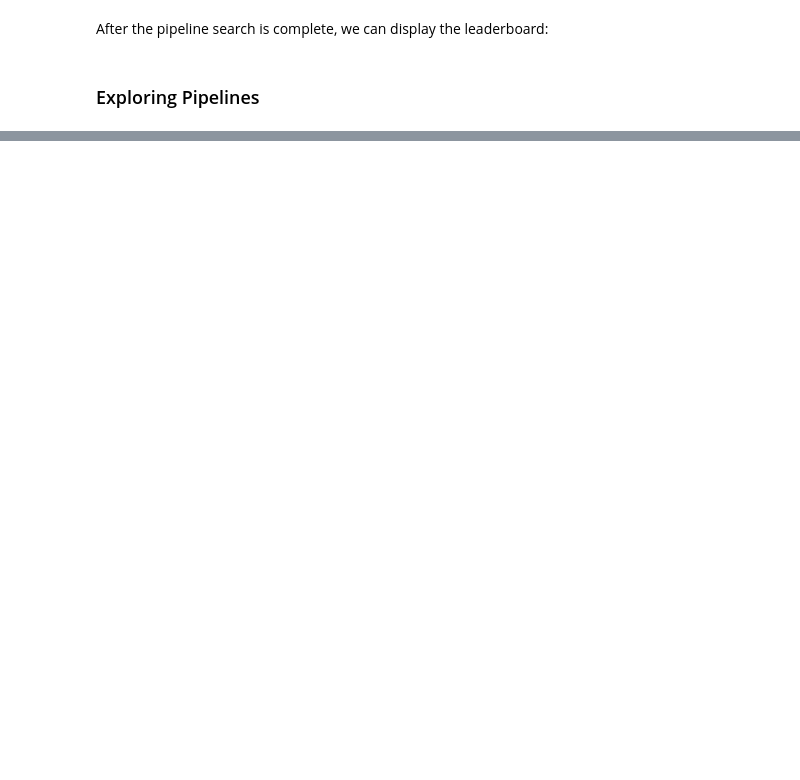
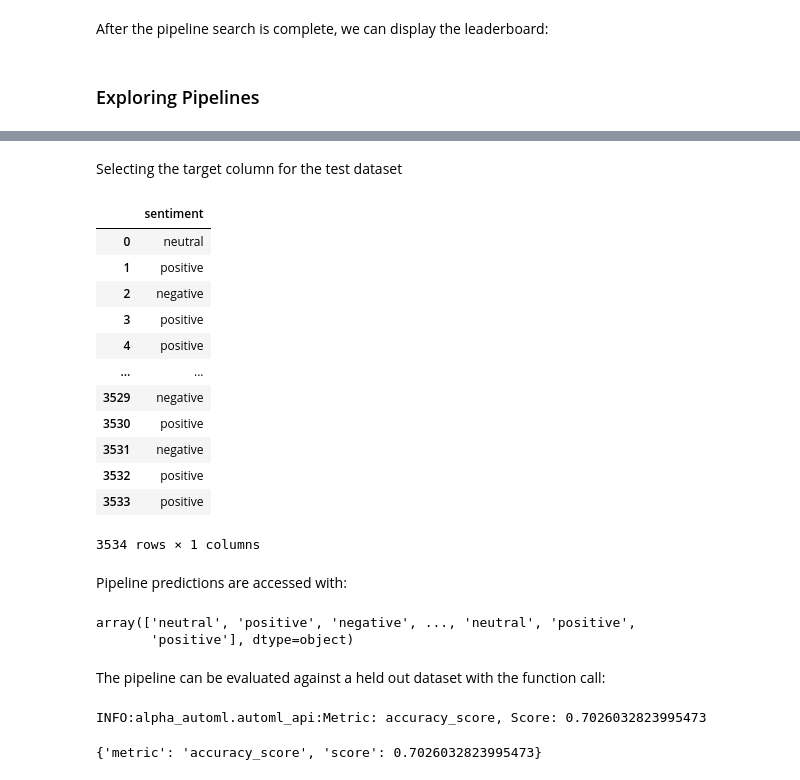
Before and after one commit to VIDA-NYU/alpha-automl, a Jupyter notebook: examples/adding_fasttext_primitives.ipynb, the cells around one changed output, grey strips where cells are left out. Saved outputs shown, nothing was run; the diff lists cells and outputs as text; code cells hidden in the pictures; blank space fills up the shorter version.

```diff
--- a/examples/adding_fasttext_primitives.ipynb
+++ b/examples/adding_fasttext_primitives.ipynb
@@ -152,0 +169,34 @@ automl.plot_comparison_pipelines()
+# %% [markdown]
+Selecting the target column for the test dataset
+# %%
+y_test = test_dataset[[target_column]]
+y_test
+# %% [output]
+|  | sentiment |
+| 0 | neutral |
+| 1 | positive |
+| 2 | negative |
+| 3 | positive |
+| 4 | positive |
+| ... | ... |
+| 3529 | negative |
+| 3530 | positive |
+| 3531 | negative |
+| 3532 | positive |
+| 3533 | positive |
+3534 rows × 1 columns
+# %% [markdown]
+Pipeline predictions are accessed with:
+# %%
+y_pred = automl.predict(X_test)
+y_pred
+# %% [output]
+array(['neutral', 'positive', 'negative', ..., 'neutral', 'positive',
+       'positive'], dtype=object)
+# %% [markdown]
+The pipeline can be evaluated against a held out dataset with the function call:
+# %%
+automl.score(X_test, y_test)
+# %% [output]
+INFO:alpha_automl.automl_api:Metric: accuracy_score, Score: 0.7026032823995473
+{'metric': 'accuracy_score', 'score': 0.7026032823995473}
```
Also changed, not shown: parts of 7 cells of this notebook.
